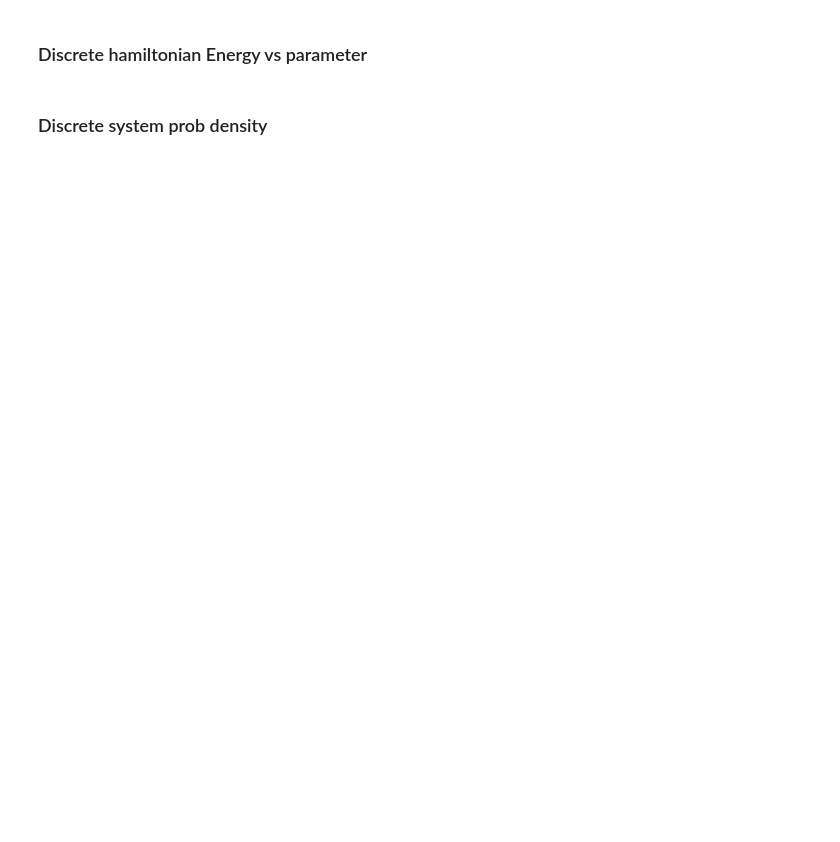
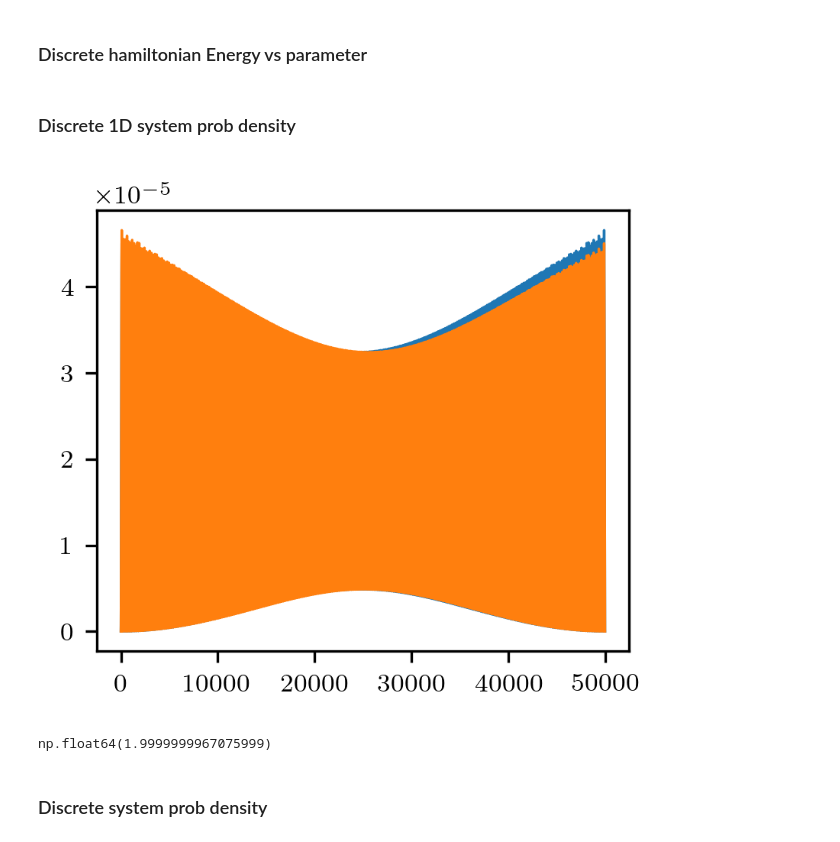
Before and after one commit to piotr-zeberek/LAOSTO-Topology-MSc, a Jupyter notebook: plot.ipynb, the cells around one changed output. Cells and saved outputs as stored; diff of their text form; code cells hidden in the pictures; blank space fills up the shorter version.

```diff
--- a/plot.ipynb
+++ b/plot.ipynb
@@ -201,6 +208,27 @@ save_plot("Bx_energies.png")
 
 # set_labels(r"$B_z$ (T)", r"$E$ (meV)")
 # save_plot("Bz_energies.png")
+# %% [markdown]
+### Discrete 1D system prob density
+# %%
+y, *pd = load_data(f"prob_den_1D.dat")
+
+fig, ax = plt.subplots(figsize=(3.0, 2.5))
+
+ax.plot(y, pd[0])
+ax.plot(y, pd[1])
+
+
+# set_labels(r"$x\ (a)$", r"$y\ (a)$", r"$|\psi|^2$")
+# save_plot("prob_den.png")
+# plt.plot(np.sum(pd, axis=0))
+# plt.axhline(0.0004, color="black", linestyle="--", linewidth=0.5)
+plt.show()
+
+np.sum(pd)
+# %% [output]
+[figure, added]
+np.float64(1.9999999967075999)
 # %% [markdown]
 ### Discrete system prob density
 # %%
```
Also changed, not shown: parts of 10 cells of this notebook, 9 other files.
